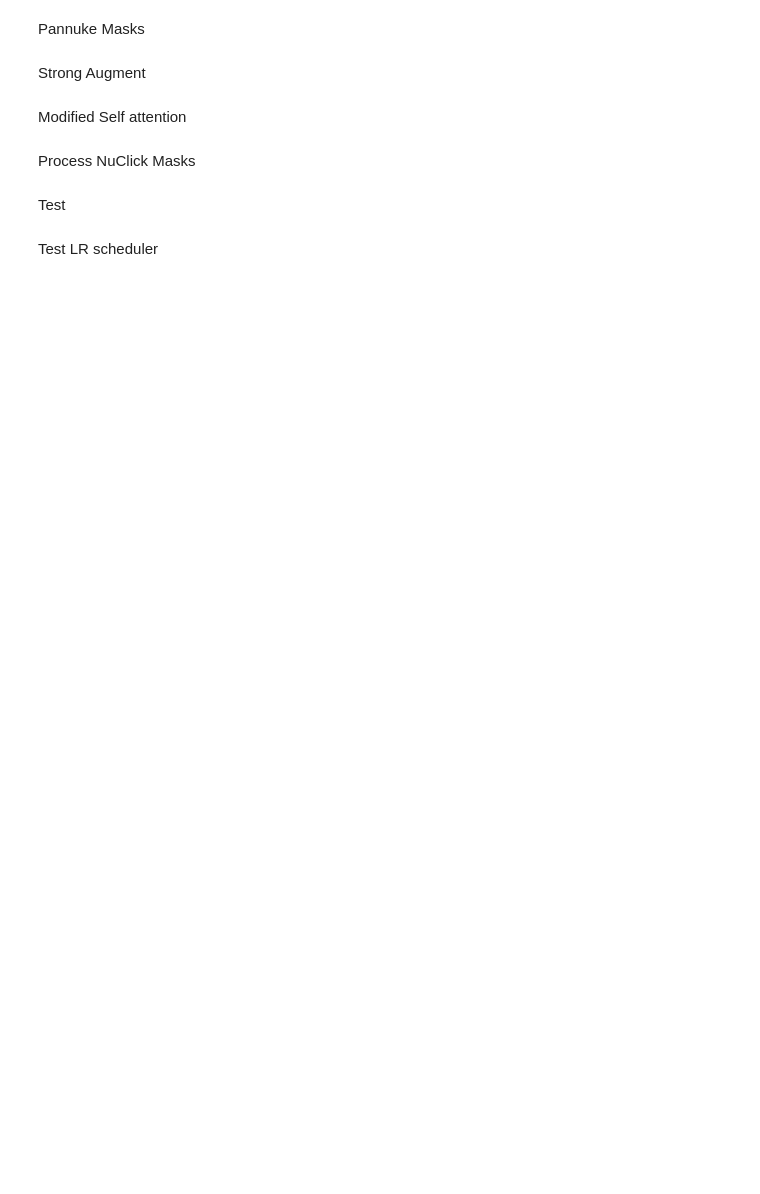
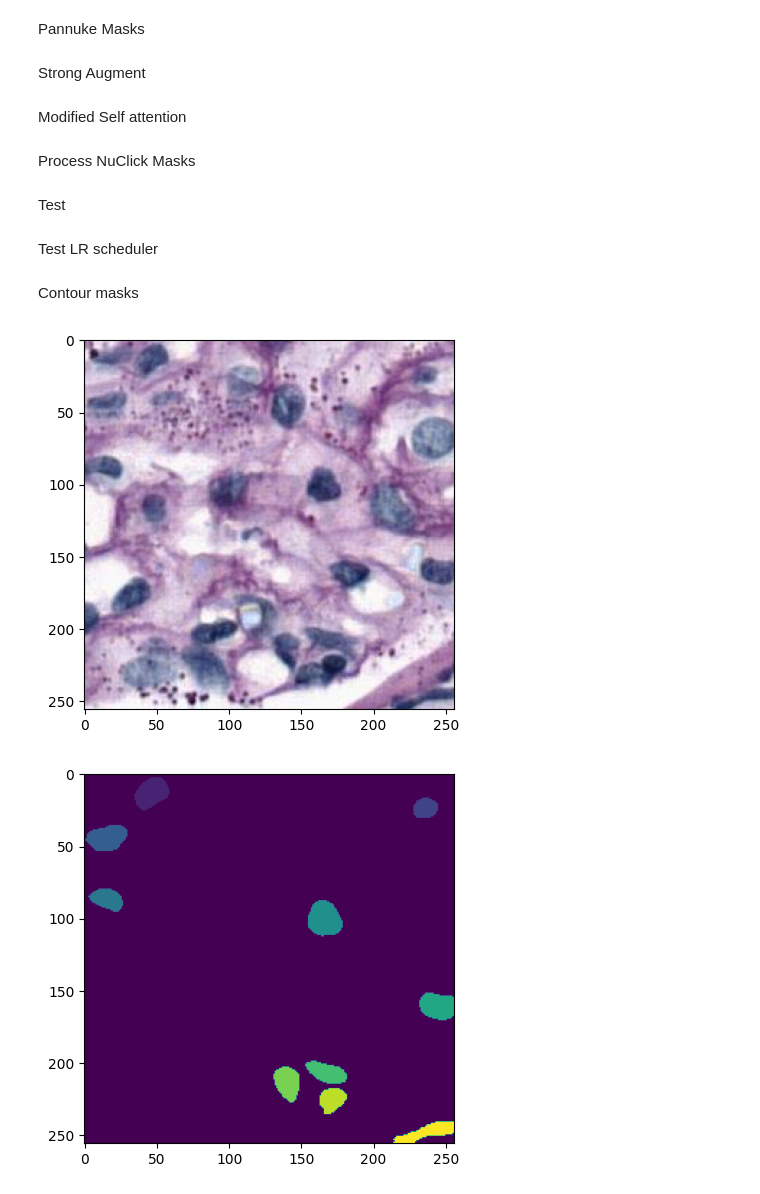
Before and after one commit to aamirchaudry29/Monkey_TIAKong, a Jupyter notebook: notebooks/playground.ipynb, the cells around one changed output. Drawn from its saved outputs; the diff is of its cells as text; code cells hidden in the pictures; blank space fills up the shorter version.

```diff
--- a/notebooks/playground.ipynb
+++ b/notebooks/playground.ipynb
@@ -846,3 +862,66 @@ pprint(model)
 
 data_config = timm.data.resolve_model_data_config(model)
 pprint(data_config)
+# %% [markdown]
+Contour masks
+# %%
+import os
+import numpy as np
+import matplotlib.pyplot as plt
+from scipy import ndimage
+
+NUCLICK_DIR = "/media/u1910100/data/Monkey/patches_256/annotations/nuclick_hovernext"
+
+def process_instance_and_class_map(instance_map, class_map):
+    # get initial binary mask from instance map
+    binary_mask = np.zeros(shape=(instance_map.shape), dtype=np.uint8)
+    binary_mask = np.where(instance_map > 0, 1, 0).astype(np.uint8)
+
+    # get gradient map
+    sx = ndimage.sobel(instance_map, axis=0)
+    plt.imshow(sx)
+    plt.show()
+    sy = ndimage.sobel(instance_map, axis=1)
+    plt.imshow(sy)
+    plt.show()
+    gradient = np.hypot(sx, sy)
+    plt.imshow(gradient)
+    plt.show()
+    gradient = (gradient > 0).astype(np.uint8)
+    plt.imshow(gradient, cmap="gray")
+    plt.show()
+
+    # Erode binary mask by gradient map
+    binary_mask[gradient == 1] = 0
+    # Erode class_map by gradient map
+    class_map[gradient == 1] = 0
+    class_map = class_map.astype(np.uint8)
+
+    return {
+        "binary_mask": binary_mask,
+        "class_mask": class_map,
+        "contour_mask": gradient,
+    }
+
+files = os.listdir(NUCLICK_DIR)
+file_name = files[0]
+data_path = os.path.join(NUCLICK_DIR, file_name)
+data = np.load(data_path)
+
+image = data[:, :, 0:3]
+
+image = image.astype(np.uint8)
+plt.imshow(image)
+plt.show()
+
+instance_map = data[:, :, 3]
+plt.imshow(instance_map)
+plt.show()
+class_map = data[:, :, 4]
+
+processed_masks = process_instance_and_class_map(
+    instance_map, class_map
+)
+# %% [output]
+[figure, added]
+[figure, added]
```
Also changed, not shown: parts of 2 cells of this notebook, 7 other files.
